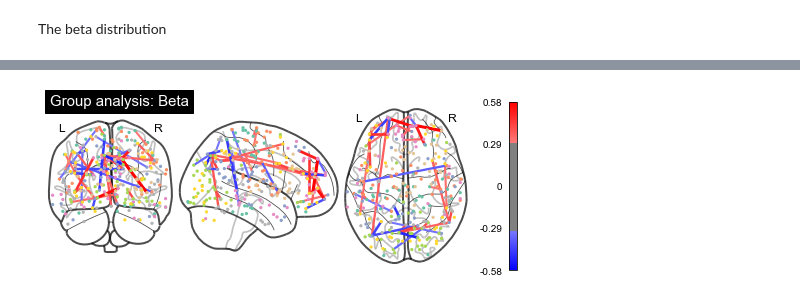
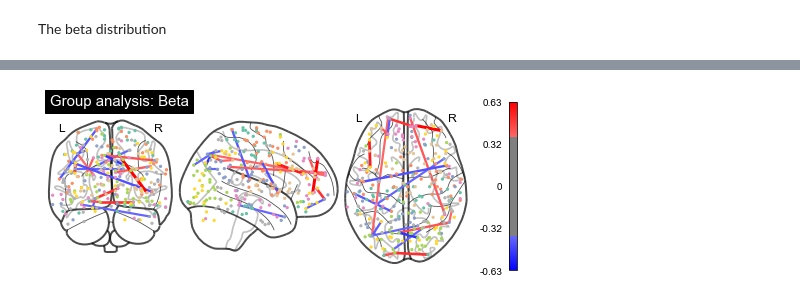
Before and after one commit to UWCCDL/RLvIBL, a Jupyter notebook: rsfmri/gambling_rfmri.ipynb, the cells around one changed output, grey strips where cells are left out. Drawn from its saved outputs; the diff is of its cells as text; code cells hidden in the pictures.

```diff
--- a/rsfmri/gambling_rfmri.ipynb
+++ b/rsfmri/gambling_rfmri.ipynb
@@ -325,17 +325,17 @@ power_coords = np.vstack((power.rois['x'], power.rois['y'], power.rois['z'])).T
 # %%
 # grab center coordinates for atlas labels
 
 # plot connectome with 80% edge strength in the connectivity
 
 plotting.plot_connectome(adj_beta, power_coords,
-                         edge_threshold='99.9%',
+                         edge_threshold='99.95%',
                          colorbar=True,
                          node_size=5,
                          alpha=.2,
                          title='Group analysis: Beta')
 plt.show()
 # %% [output]
-[figure, old version]
+[figure, new version]
 # %%
 plotting.view_connectome(adj_beta, power_coords,
                          edge_threshold='99.9%',
```
Also changed, not shown: parts of 14 cells of this notebook.
